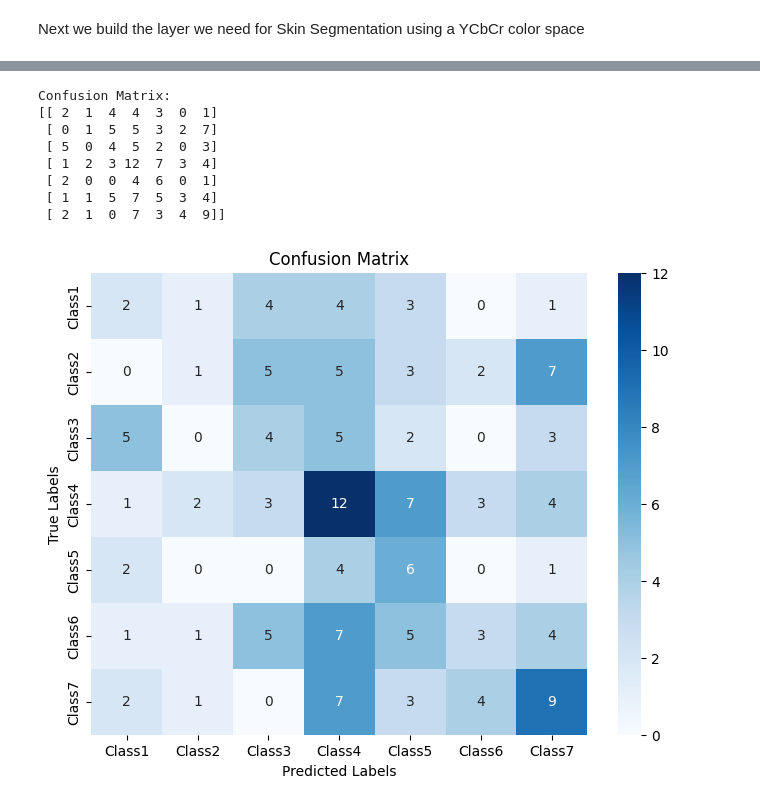
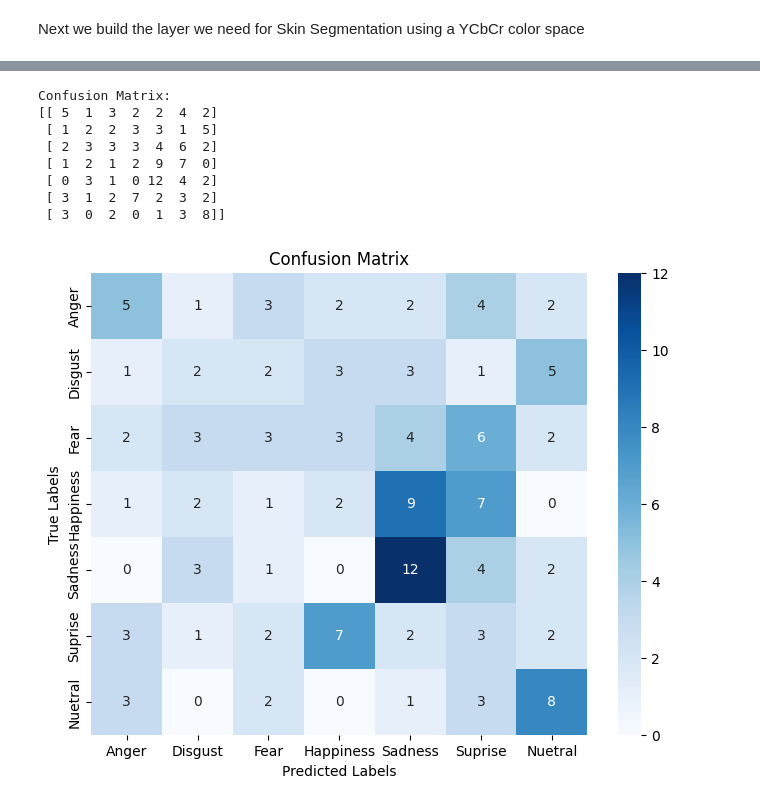
Before and after one commit to Shadowyish/ITSC-5154-Project, a Jupyter notebook: project.ipynb, the cells around one changed output, grey strips where cells are left out. Saved outputs shown, nothing was run; the diff lists cells and outputs as text; code cells hidden in the pictures.

Commit message:
Model Complete

```diff
--- a/project.ipynb
+++ b/project.ipynb
@@ -240,7 +307,7 @@ def detect_faces(pixels):
     return image, faces
 # %%
 # Test with an example image
-test_image = jaffed_df.loc[120, 'pixels']
+test_image = CK_df.loc[152, 'pixels']
 detected_image, faces = detect_faces(test_image)
 
 # Display the results
@@ -377,16 +470,12 @@ model = tf.keras.Sequential([
     tf.keras.layers.InputLayer(shape = (256,256,3)),
     FaceDetectionLayer(face_cascade_path= cascade_path),
     #SkinSegmentationLayer(),
-    # tf.keras.layers.Flatten(),
     PCALayer(n_components=30),
-    #tf.keras.layers.Flatten(),
+    tf.keras.layers.Dense(512, activation='relu'),
     tf.keras.layers.Dense(256, activation='relu'),
-    tf.keras.layers.Dense(128, activation='relu'),
-    #tf.keras.layers.Dropout(0.6),
     tf.keras.layers.Dense(7, activation='softmax'),
 ])
 
-
-
 optimizer = tf.keras.optimizers.Adam(learning_rate=.001)
+sample_input = tf.convert_to_tensor(X_train[:1], dtype=tf.float32)
 model.compile(optimizer=optimizer, loss='sparse_categorical_crossentropy', metrics=['accuracy'])
@@ -431,4 +482,4 @@ class_weights = {
 # %%
-model.fit(X_train, y_train, epochs=10, batch_size=64, class_weight= class_weights)
+model.fit(X_train, y_train, epochs=10, batch_size=64)
 # %% [output]
 Epoch 1/10
@@ -469,10 +511,11 @@ plt.imshow(X_test[2])
 # %%
-#predictions = model.predict(X_test)
-predictions = model_predict(X_test, temp=1)
+predictions = model.predict(X_test)
+# predictions = model_predict(X_test, temp=1)
 predicted_classes = tf.argmax(predictions, axis=1)
 true_classes = y_test
 test_loss, test_accuracy = model.evaluate(X_test, y_test)
 print(predictions)
+print(predicted_classes)
 print(f"Test Loss: {test_loss}")
 print(f"Test Accuracy: {test_accuracy}")
 # %% [output]
@@ -515,32 +554,32 @@ plt.show()
 # %%
 from sklearn.metrics import confusion_matrix, classification_report
 import seaborn as sns
 
 # Confusion Matrix
 cm = confusion_matrix(true_classes, predicted_classes)
 
 # Print confusion matrix
 print("Confusion Matrix:")
 print(cm)
 
 # Plot the confusion matrix
 plt.figure(figsize=(8, 6))
-sns.heatmap(cm, annot=True, fmt="d", cmap="Blues", xticklabels=['Class1', 'Class2', 'Class3', 'Class4', 'Class5', 'Class6', 'Class7'],
-            yticklabels=['Class1', 'Class2', 'Class3', 'Class4', 'Class5', 'Class6', 'Class7'])
+sns.heatmap(cm, annot=True, fmt="d", cmap="Blues", xticklabels=['Anger', 'Disgust', 'Fear', 'Happiness', 'Sadness', 'Suprise', 'Nuetral'],
+            yticklabels=['Anger', 'Disgust', 'Fear', 'Happiness', 'Sadness', 'Suprise', 'Nuetral'])
 plt.xlabel('Predicted Labels')
 plt.ylabel('True Labels')
 plt.title('Confusion Matrix')
 plt.show()
 # %% [output]
 Confusion Matrix:
-[[ 2  1  4  4  3  0  1]
- [ 0  1  5  5  3  2  7]
- [ 5  0  4  5  2  0  3]
- [ 1  2  3 12  7  3  4]
- [ 2  0  0  4  6  0  1]
- [ 1  1  5  7  5  3  4]
- [ 2  1  0  7  3  4  9]]
+[[ 5  1  3  2  2  4  2]
+ [ 1  2  2  3  3  1  5]
+ [ 2  3  3  3  4  6  2]
+ [ 1  2  1  2  9  7  0]
+ [ 0  3  1  0 12  4  2]
+ [ 3  1  2  7  2  3  2]
+ [ 3  0  2  0  1  3  8]]
-[figure, old version]
+[figure, new version]
 # %%
 report = classification_report(true_classes, predicted_classes)
 print("Classification Report:")
```
Also changed, not shown: parts of 17 cells of this notebook.
